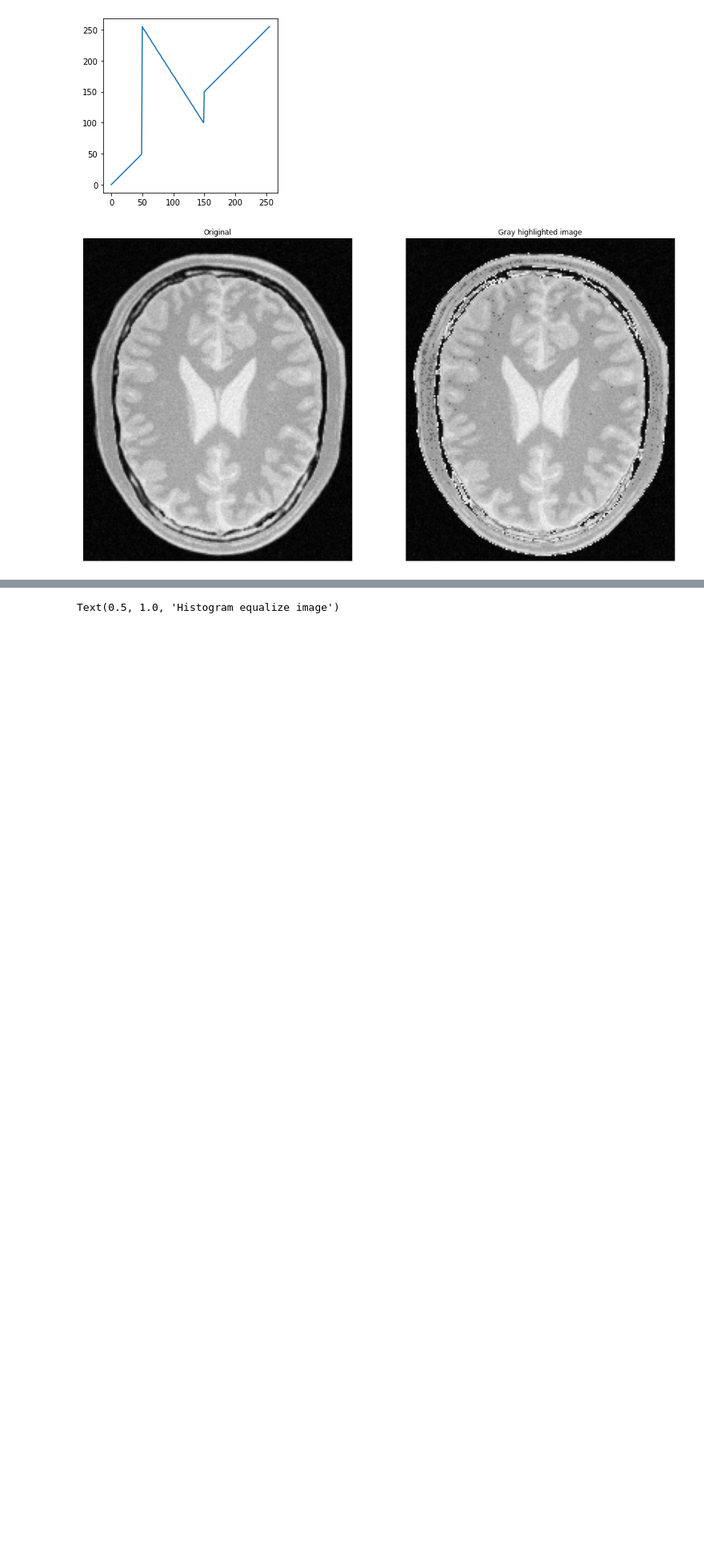
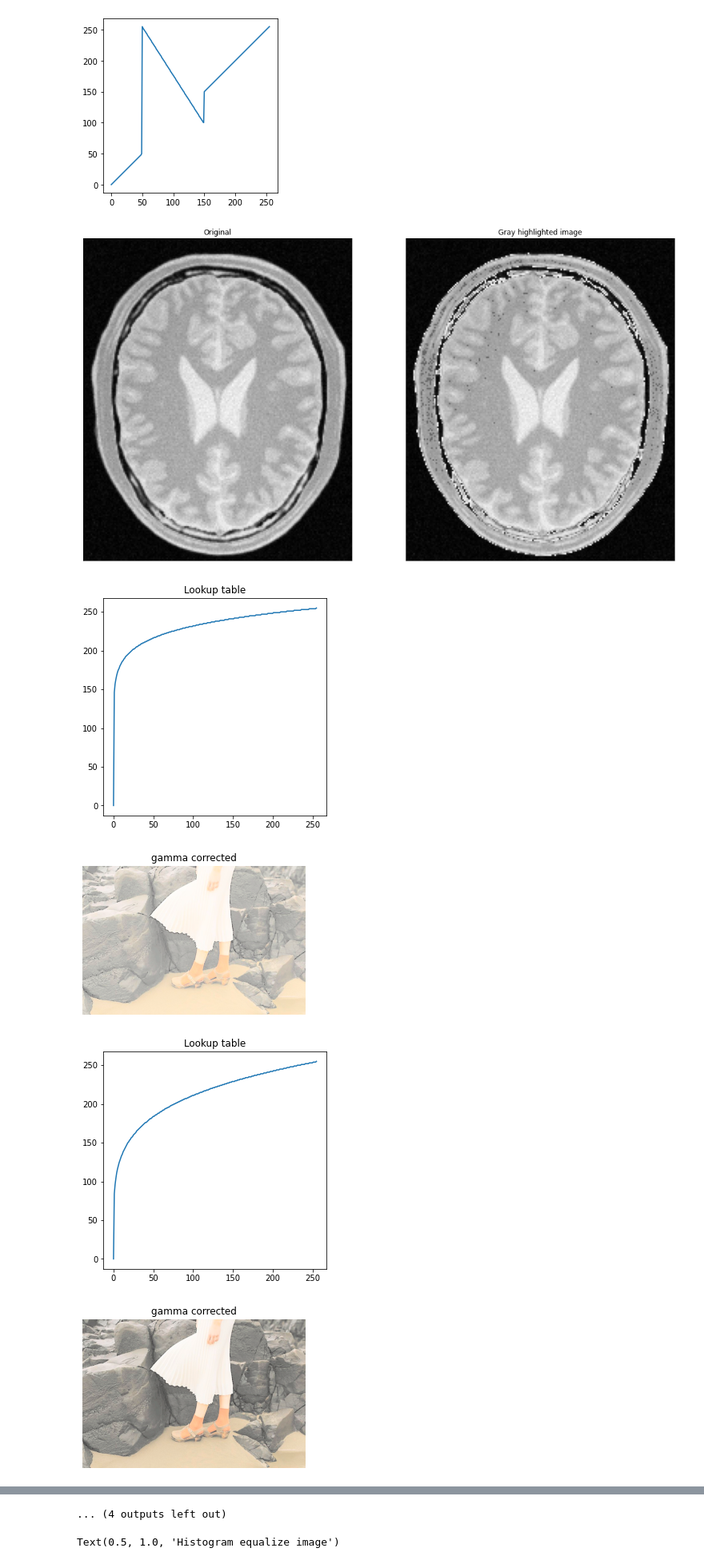
Before and after one commit to devindi99/Image-processing-Excercises, a Jupyter notebook: Excercises/Assignments/Assignment1/190128H_Assignment1.ipynb, the cells around one changed output, grey strips where cells are left out. Shown at 80% size. Cells and saved outputs as stored; diff of their text form; code cells hidden in the pictures; blank space fills up the shorter version.

```diff
--- a/Excercises/Assignments/Assignment1/190128H_Assignment1.ipynb
+++ b/Excercises/Assignments/Assignment1/190128H_Assignment1.ipynb
@@ -133,0 +127,39 @@ assert im is not None
+# %%
+import numpy as np
+import cv2 as cv
+import matplotlib.pyplot as plt
+
+im=cv.imread(r'highlights_and_shadows.jpg')
+assert im is not None
+
+# fig,ax = plt.subplots(figsize=(10,10))
+
+# GH=cv.cvtColor(im,cv.COLOR_BGR2RGB)
+# ax.imshow(GH,vmin=0, vmax=255)
+# ax . set_title( "gamma corrected")
+
+gamma = [0.1,0.2,0.5,0.8,1,1.2,1.5,2]
+
+for i in gamma:
+    t = np.array([(p/255)**i*255 for p in range (0,256)]).astype(np.uint8)
+    GH=cv.cvtColor(im,cv.COLOR_BGR2LAB)
+    (L, a, b) = cv.split(GH)
+    g1=cv.LUT(L,t)
+
+    gamma_corrected = cv.merge([g1,a,b])
+    g=cv.cvtColor(gamma_corrected,cv.COLOR_Lab2RGB)
+    fig,ax = plt.subplots(figsize=(5,5))
+    ax.plot(t)
+    ax . set_title( "Lookup table")
+
+    fig,ax = plt.subplots(figsize=(5,5))
+
+    ax.imshow(g,vmin=0, vmax=255)
+    ax . set_title( "gamma corrected")
+
+    plt.axis('off')
+# %% [output]
+[figure, added]
+[figure, added]
+[figure, added]
+[figure, added]
@@ -134,3 +174,4 @@ assert im is not None
+... (4 outputs left out)
 # %%
 import numpy as np
 import cv2 as cv
```
Also changed, not shown: parts of 2 cells of this notebook.
